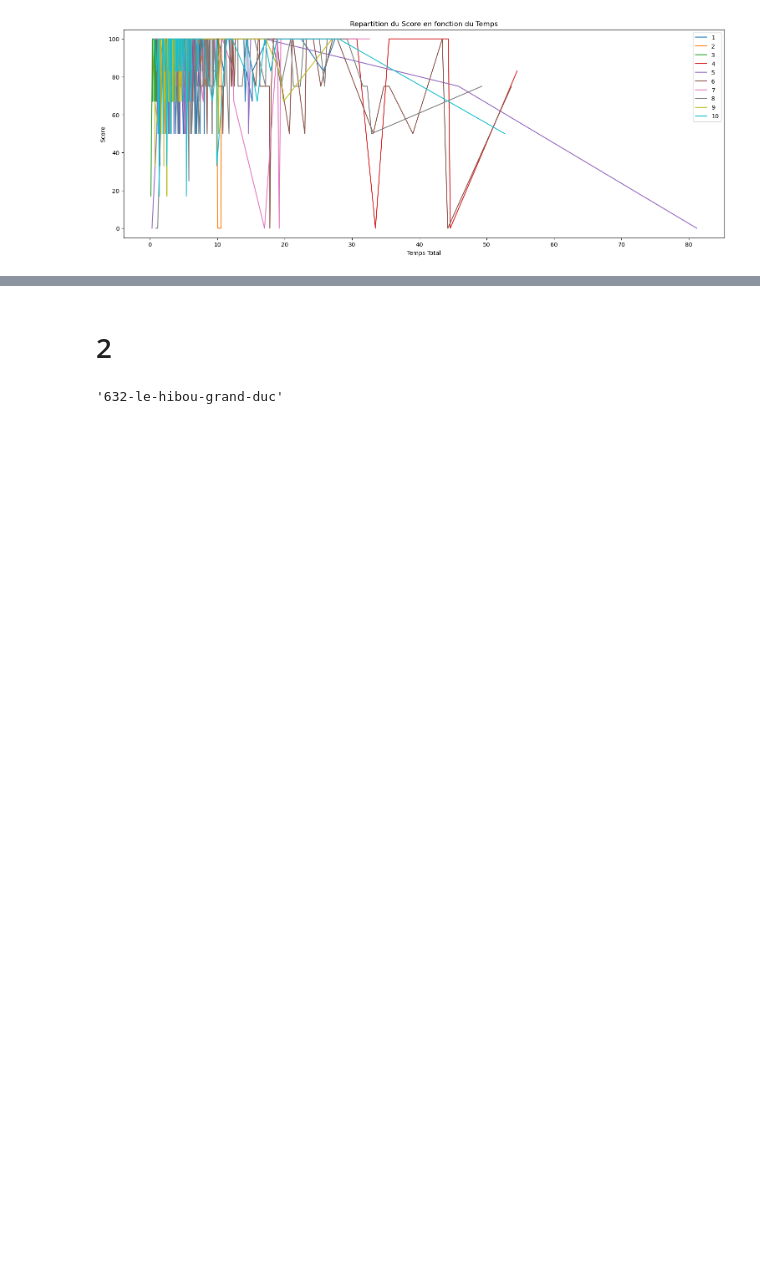
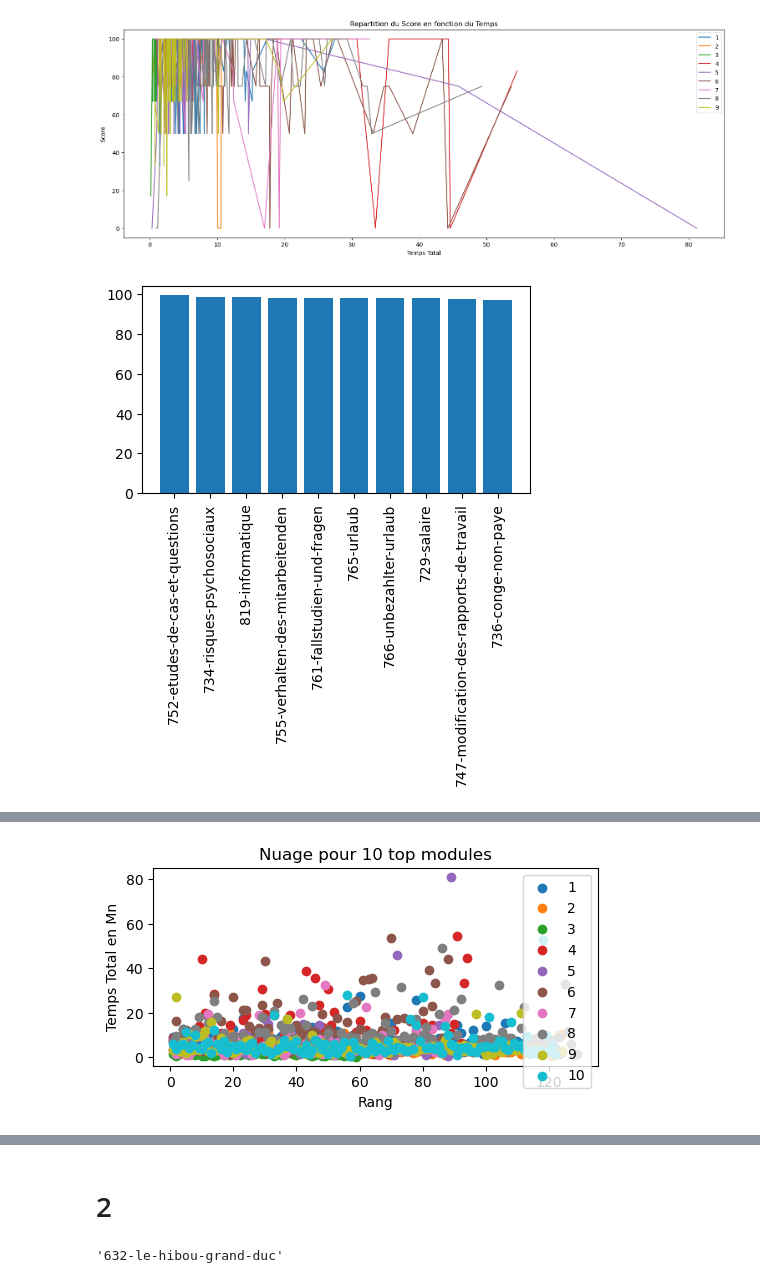
Before and after one commit to hkeyz/odc, a Jupyter notebook: Tp NumPy Pandas/Tp NumPy Pandas.ipynb, the cells around one changed output, grey strips where cells are left out. Drawn from its saved outputs; the diff is of its cells as text; code cells hidden in the pictures; blank space fills up the shorter version.

```diff
--- a/Tp NumPy Pandas/Tp NumPy Pandas.ipynb
+++ b/Tp NumPy Pandas/Tp NumPy Pandas.ipynb
@@ -3,9 +3,6 @@ import numpy as np
 import pandas as pd
 import matplotlib as mpl
 import matplotlib.pyplot as plt
-# %%
-data = pd.read_csv("scorm_tracking_copy.csv", sep=";")
-# data.set_index("object_id")
 # %%
 class TP_NumPy_Pandas_MatlabLib :
     def __init__(self, path, sep):
@@ -34,7 +31,7 @@ class TP_NumPy_Pandas_MatlabLib :
         return tableau
 
     def Q2a(self):
-        return tst.moduleData(tst.Q1().shape[0])
+        return tp.moduleData(tst.Q1().shape[0])
         # return tst.moduleData(1)
 
     def moduleData(self, index):
@@ -94,39 +91,41 @@ class TP_NumPy_Pandas_MatlabLib :
             ax[i].set_title("M"+str(i+1))
 
 
     # fig, axs= plt.subplots(figsize=(5,2.7), layout = "constrained")
     def Q5a_nuage_Graphique_All_Module(self, n_module):
         # if n_module==0:
         #     n_module= self.Q1().shape[0]
         fig, ax = plt.subplots(figsize=(5, 2.7), layout='constrained')
         for i in range(n_module):
             df = self.moduleData(i+1).sort_values(by="Score", ascending=False)
             df.insert(0, 'Rang', range(1, 1 + len(df)))
             ax.scatter(df["Rang"], df["temps Total"]/60, label=i+1)
             ax.set_xlabel('Rang')
             ax.set_ylabel('Temps Total en Mn')
             ax.set_title("Nuage pour "+str(i+1)+" top modules")
         ax.legend()
         return df
 
 
     def Q6_camembert_Graphique(self,index):
         df = self.moduleData(index)
         df.insert(0, 'classe',1)
         df["classe"] = df.Score.map(lambda ligne : "Classe A" if (ligne >=80 ) else
         ("Classe B" if (ligne>=60) else("classe C" if (ligne>=50 ) else "Classe D")))
         df.sort_values("Score")
         categorie = df.groupby("classe").classe.count()
         plt.figure(figsize=(5, 2.7), layout='constrained')
         plt.pie(categorie.values, labels=categorie.index.values , autopct="%1.2f%%")
 
-tst = TP_NumPy_Pandas_MatlabLib("scorm_tracking_copy.csv", ";")
-# tst.Q3b_diagramme_bar()
-# tst.Q6_camembert_Graphique(3)
-
-tst.Q3a_all_Graphique_In_One([tst.moduleData(i+1) for i in range(10)])
-# [tst.moduleData(i+1) for i in range(10)]
-# donnee = [moduleData(i) for i in range(len(dix_premier))]
-# all_Graphique_In_One(donnee)
+tp = TP_NumPy_Pandas_MatlabLib("scorm_tracking_copy.csv", ";")
+tp.Q1()
+tp.Q1b()
+tp.Q2a()
+tp.Q3a_all_Graphique_In_One([tp.moduleData(i+1) for i in range(9)])
+tp.Q3b_diagramme_bar()
+tp.Q4a_top3_module_Graphique(3)
+tp.Q5a_nuage_Graphique_All_Module(10)
+tp.Q6_camembert_Graphique(3)
 # %% [output]
-[figure, old version]
+[figure, new version]
+[figure, added]
@@ -132,0 +133 @@ tst.Q3a_all_Graphique_In_One([tst.moduleData(i+1) for i in range(10)])
+[figure, added]
```
Also changed, not shown: parts of 2 cells of this notebook, 5 other files.
